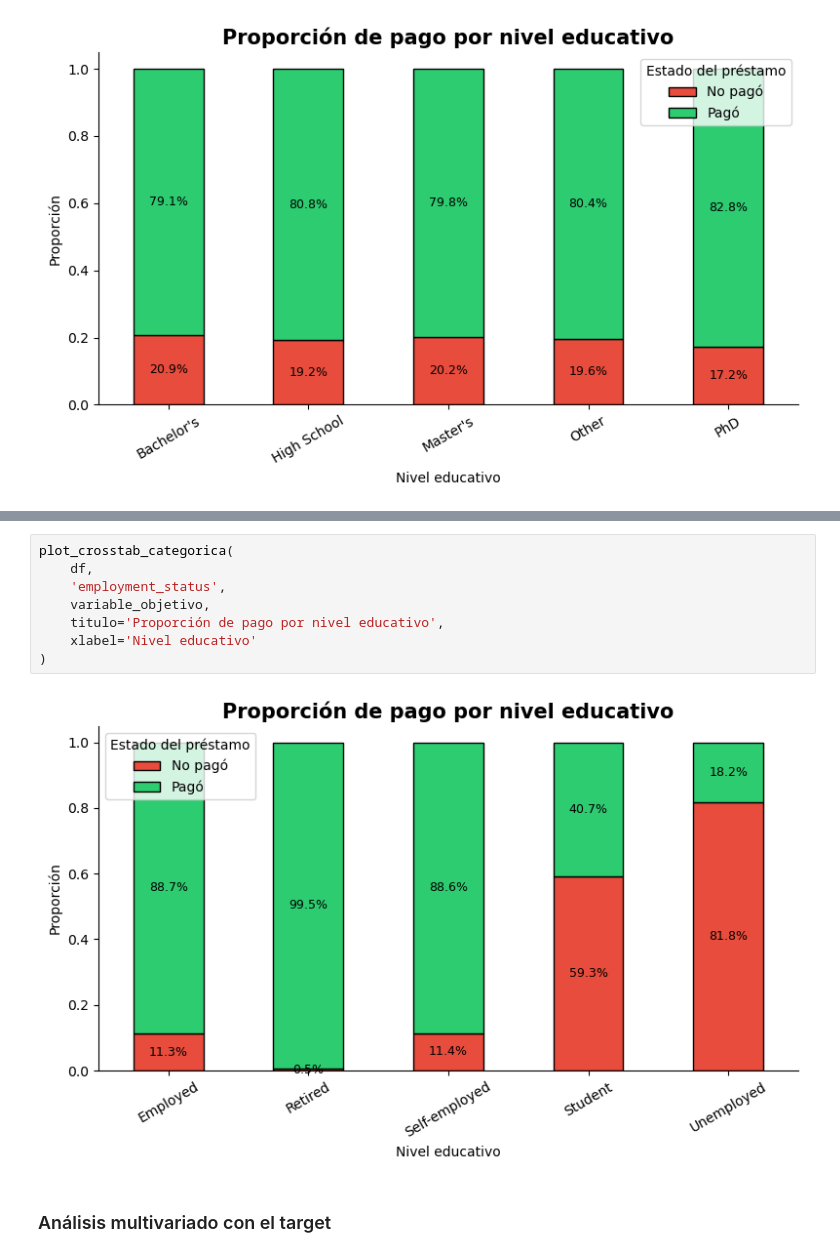
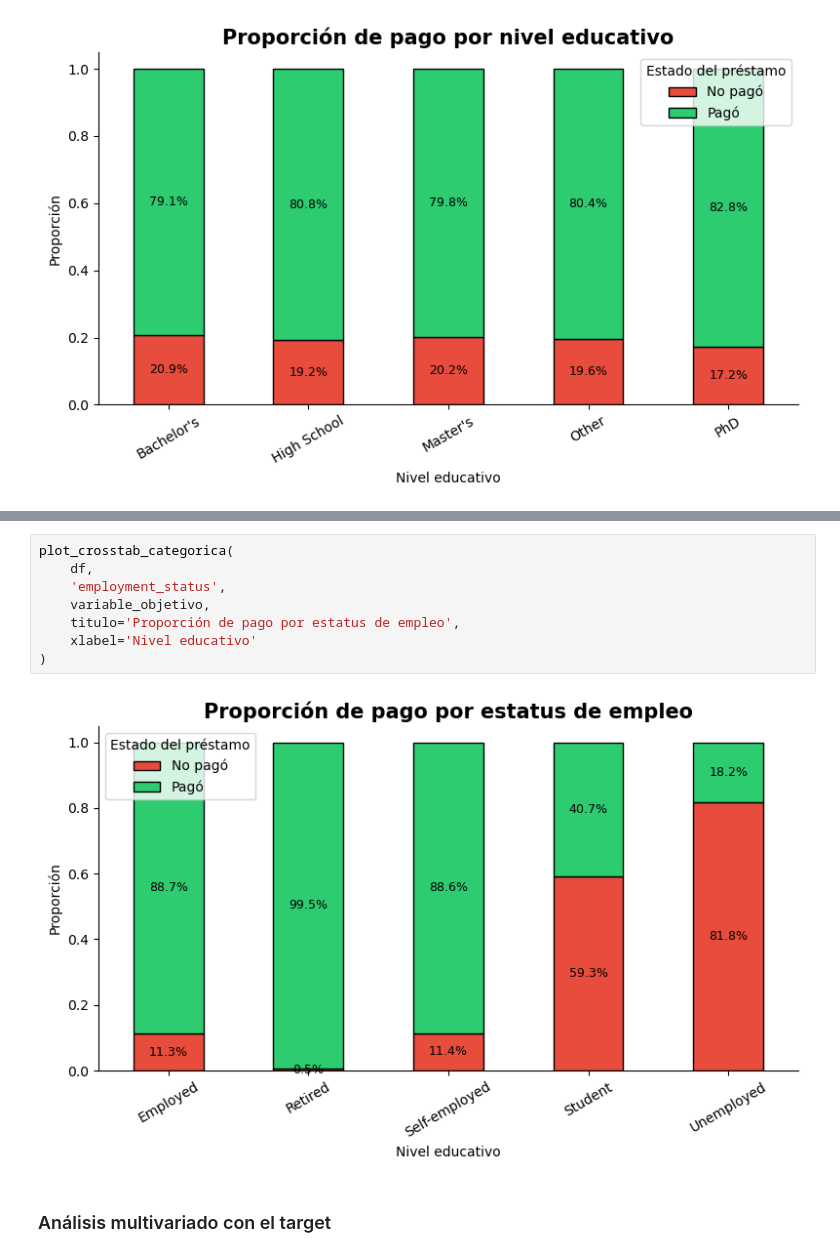
Before and after one commit to JairRamosG/Loan_Status_Prediction, a Jupyter notebook: notebooks/EDA.ipynb, the cells around one changed output, grey strips where cells are left out. Saved outputs shown, nothing was run; the diff lists cells and outputs as text.

```diff
--- a/notebooks/EDA.ipynb
+++ b/notebooks/EDA.ipynb
@@ -143,13 +174,13 @@ plot_crosstab_categorica(
 # %%
 plot_crosstab_categorica(
     df,
     'employment_status',
     variable_objetivo,
-    titulo='Proporción de pago por nivel educativo',
+    titulo='Proporción de pago por estatus de empleo',
     xlabel='Nivel educativo'
 )
 # %% [output]
-[figure, old version]
+[figure, new version]
 # %% [markdown]
 ### Análisis multivariado con el target
 # %%
```
Also changed, not shown: parts of 3 cells of this notebook.
